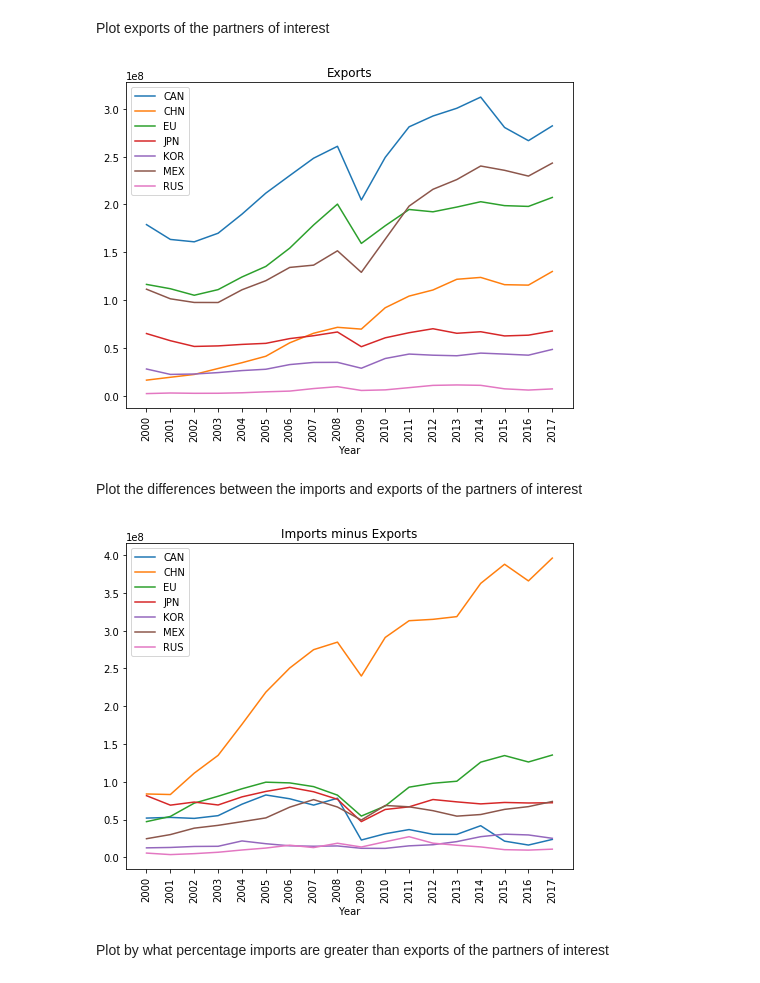
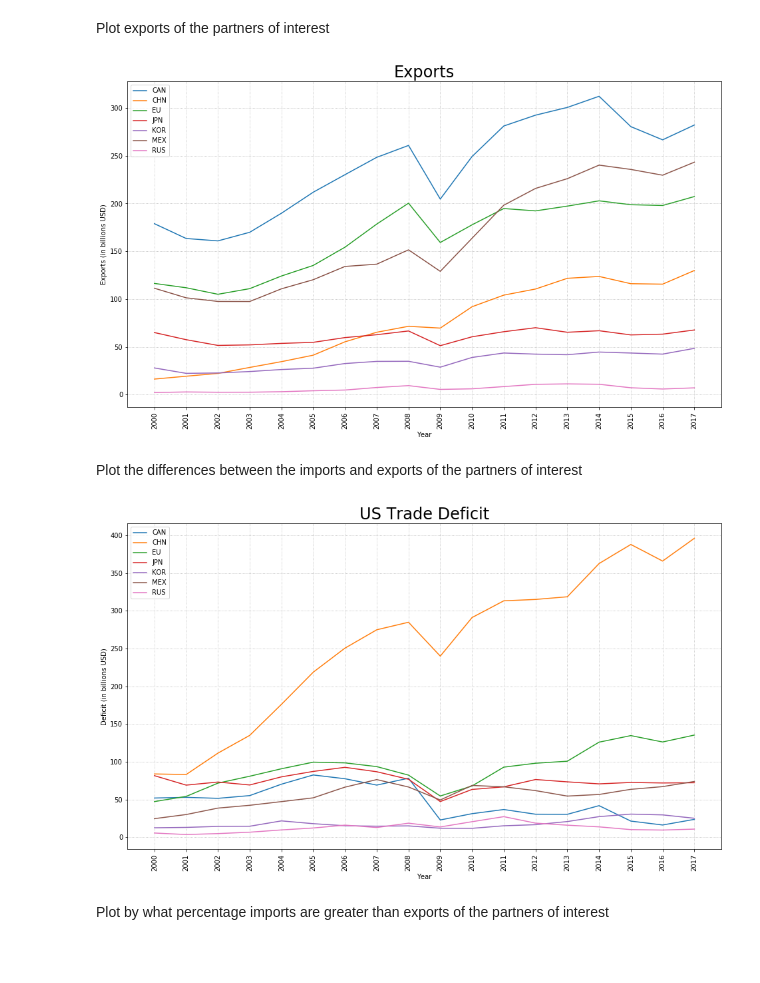
Before and after one commit to marks6i/project-one, a Jupyter notebook: Analysis_1/Difference_and_Scale.ipynb, the cells around one changed output. Cells and saved outputs as stored; diff of their text form; code cells hidden in the pictures; blank space fills up the shorter version.

```diff
--- a/Analysis_1/Difference_and_Scale.ipynb
+++ b/Analysis_1/Difference_and_Scale.ipynb
@@ -74,12 +77,15 @@ select_df.head(10)
 Plot imports of the partners of interest
 # %%
 # plot groupby results on the same canvas
-fig_import, ax_import = plt.subplots(figsize=(8,6))
+fig_import, ax_import = plt.subplots(figsize=(16,9))
 
 for name, group in select_df.groupby('Partner'):
     group.plot(x='Year', y='Imports', ax=ax_import, label=name)
 
+ax_import.grid(linestyle=':')
+
 plt.xticks(np.arange(min_year, max_year+1, 1), rotation=90)
-plt.title('Imports')
+plt.title('Imports', fontsize=24)
+plt.ylabel('Imports (in billions USD)')
 plt.show()
 # %% [output]
@@ -87,29 +93,35 @@ plt.show()
 # %% [markdown]
 Plot exports of the partners of interest
 # %%
-fig_export, ax_export = plt.subplots(figsize=(8,6))
+fig_export, ax_export = plt.subplots(figsize=(16,9))
 
 for name, group in select_df.groupby('Partner'):
     group.plot(x='Year', y='Exports', ax=ax_export, label=name)
 
+ax_export.grid(linestyle=':')
+
 plt.xticks(np.arange(min_year, max_year+1, 1), rotation=90)
-plt.title('Exports')
+plt.title('Exports', fontsize=24)
+plt.ylabel(('Exports (in billions USD)'))
 plt.show()
 # %% [output]
-[figure, old version]
+[figure, new version]
 # %% [markdown]
 Plot the differences between the imports and exports of the partners of interest
 # %%
-fig_diff, ax_diff = plt.subplots(figsize=(8,6))
+fig_diff, ax_diff = plt.subplots(figsize=(16,9))
 
 for name, group in select_df.groupby('Partner'):
     group.plot(x='Year', y='Difference', ax=ax_diff, label=name)
 
+ax_diff.grid(linestyle=':')
+
 plt.xticks(np.arange(min_year, max_year+1, 1), rotation=90)
-plt.title('Imports minus Exports')
+plt.title('US Trade Deficit', fontsize=24)
+plt.ylabel('Deficit (in billions USD)')
 plt.show()
 # %% [output]
-[figure, old version]
+[figure, new version]
 # %% [markdown]
 Plot by what percentage imports are greater than exports of the partners of interest
 # %%
```
Also changed, not shown: parts of 6 cells of this notebook, 2 other files.
